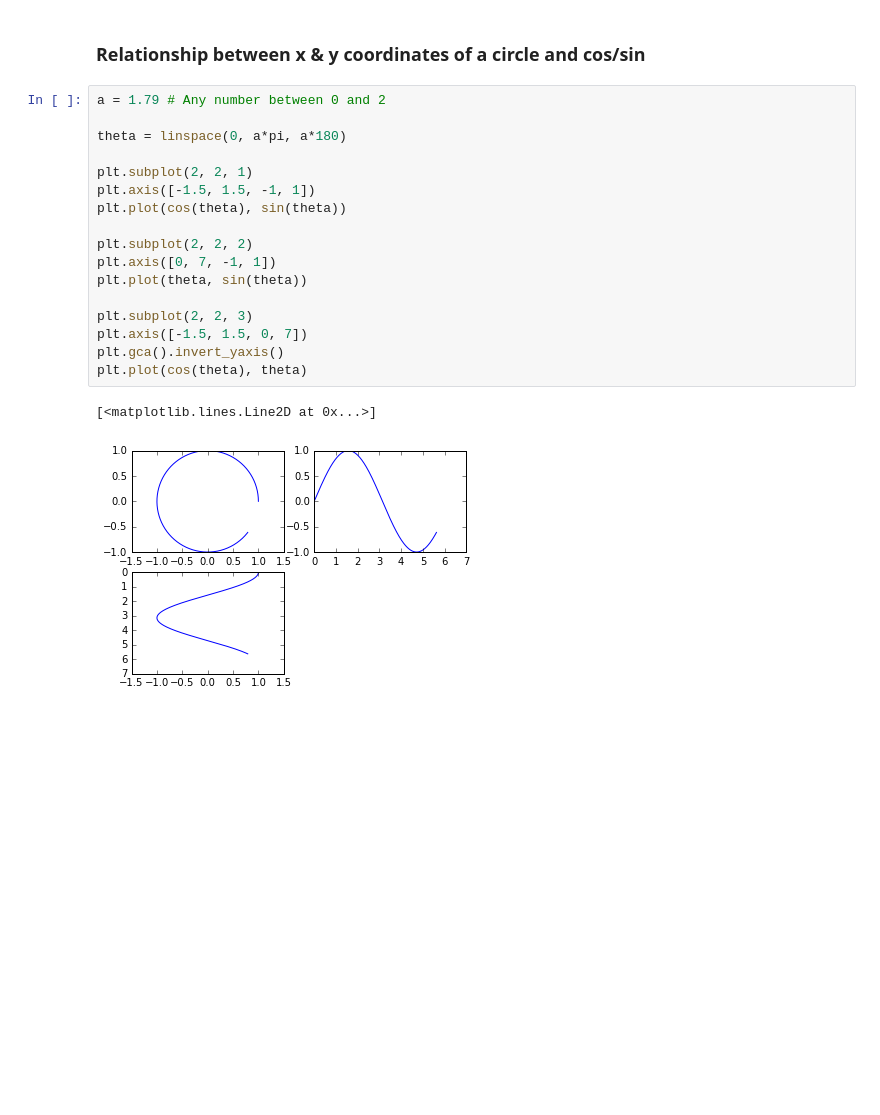
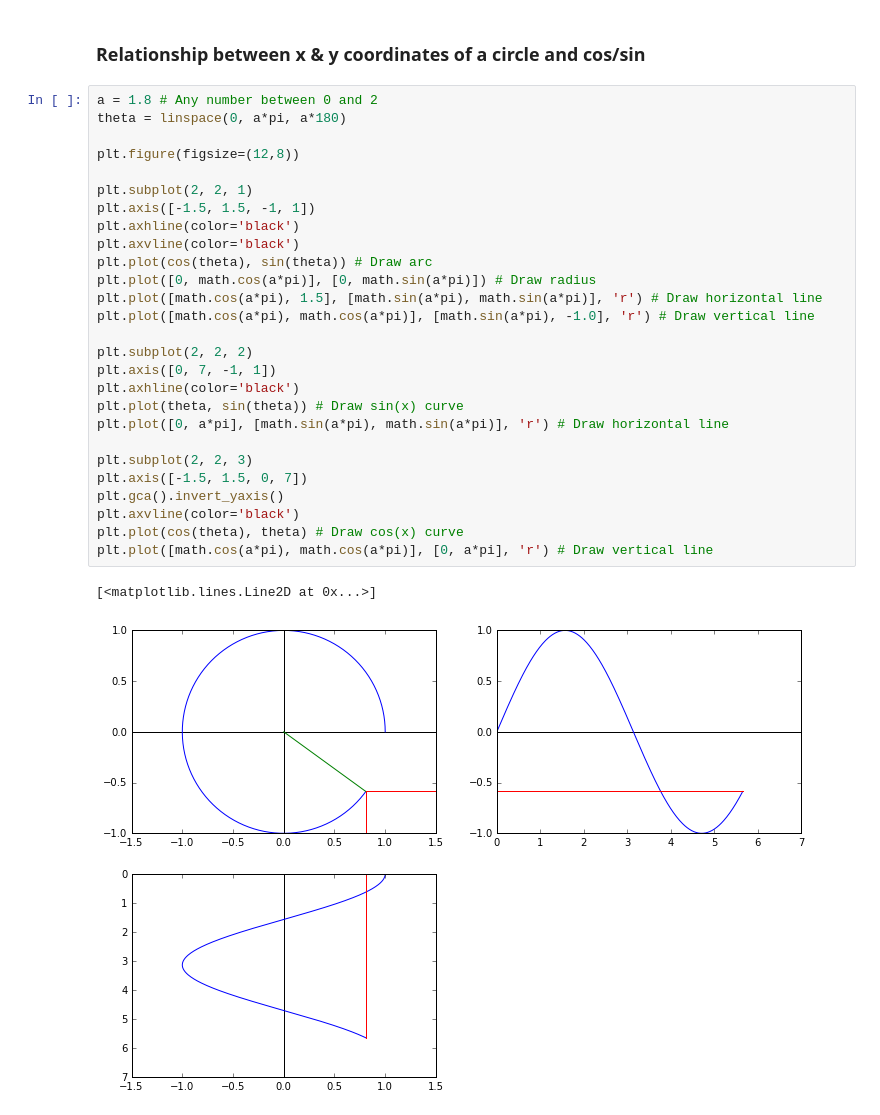
Before and after one commit to zehnpaard/jupyter-notebooks, a Jupyter notebook: circles.ipynb, the cells around one changed output. Drawn from its saved outputs; the diff is of its cells as text; blank space fills up the shorter version.

Commit message:
Add vertical/horizontal lines
Add vertical and horizontal lines demonstrating sin/cos relationship

```diff
--- a/circles.ipynb
+++ b/circles.ipynb
@@ -56,22 +57,32 @@ plt.axis('equal')
 # %% [markdown]
 ### Relationship between x & y coordinates of a circle and cos/sin
 # %%
-a = 1.79 # Any number between 0 and 2
+a = 1.8 # Any number between 0 and 2
+theta = linspace(0, a*pi, a*180)
 
-theta = linspace(0, a*pi, a*180)
+plt.figure(figsize=(12,8))
 
 plt.subplot(2, 2, 1)
 plt.axis([-1.5, 1.5, -1, 1])
-plt.plot(cos(theta), sin(theta))
+plt.axhline(color='black')
+plt.axvline(color='black')
+plt.plot(cos(theta), sin(theta)) # Draw arc
+plt.plot([0, math.cos(a*pi)], [0, math.sin(a*pi)]) # Draw radius
+plt.plot([math.cos(a*pi), 1.5], [math.sin(a*pi), math.sin(a*pi)], 'r') # Draw horizontal line
+plt.plot([math.cos(a*pi), math.cos(a*pi)], [math.sin(a*pi), -1.0], 'r') # Draw vertical line
 
 plt.subplot(2, 2, 2)
 plt.axis([0, 7, -1, 1])
-plt.plot(theta, sin(theta))
+plt.axhline(color='black')
+plt.plot(theta, sin(theta)) # Draw sin(x) curve
+plt.plot([0, a*pi], [math.sin(a*pi), math.sin(a*pi)], 'r') # Draw horizontal line
 
 plt.subplot(2, 2, 3)
 plt.axis([-1.5, 1.5, 0, 7])
 plt.gca().invert_yaxis()
-plt.plot(cos(theta), theta)
+plt.axvline(color='black')
+plt.plot(cos(theta), theta) # Draw cos(x) curve
+plt.plot([math.cos(a*pi), math.cos(a*pi)], [0, a*pi], 'r') # Draw vertical line
 # %% [output]
 [<matplotlib.lines.Line2D at 0x...>]
-[figure, old version]
+[figure, new version]
```
Also changed, not shown: parts of 1 cell of this notebook.
